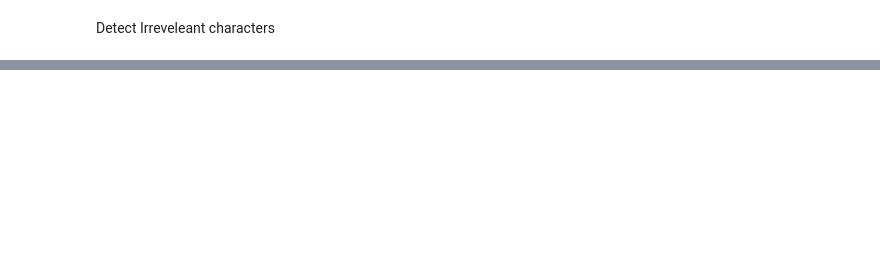
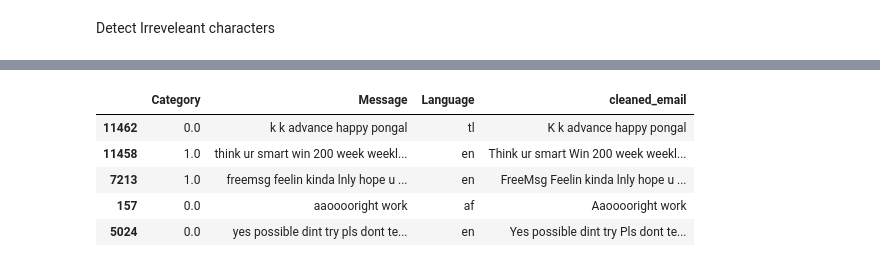
Before and after one commit to ShashankMk031/Spam-Email-Classification, a Jupyter notebook: model.ipynb, the cells around one changed output, grey strips where cells are left out. Cells and saved outputs as stored; diff of their text form; code cells hidden in the pictures; blank space fills up the shorter version.

```diff
--- a/model.ipynb
+++ b/model.ipynb
@@ -237,0 +426,20 @@ Passing `palette` without assigning `hue` is deprecated and will be removed in v
+# %%
+def clean_whitespace(text):
+    # Remove leading and trailing whitespace
+    text = text.strip()
+    # Replace newline characters with space
+    text = text.replace('\n', ' ')
+    # Replace multiple spaces with single space
+    text = re.sub(r'\s+', ' ', text)
+    return text
+# %%
+df["Message"] =df["Message"].apply(clean_whitespace)
+
+df.sample(5)
+# %% [output]
+|  | Category | Message | Language | cleaned_email |
+| 11462 | 0.0 | k k advance happy pongal | tl | K k advance happy pongal |
+| 11458 | 1.0 | think ur smart win 200 week weekl... | en | Think ur smart Win 200 week weekl... |
+| 7213 | 1.0 | freemsg feelin kinda lnly hope u ... | en | FreeMsg Feelin kinda lnly hope u ... |
+| 157 | 0.0 | aaooooright work | af | Aaooooright work |
+| 5024 | 0.0 | yes possible dint try pls dont te... | en | Yes possible dint try Pls dont te... |
```
Also changed, not shown: parts of 37 cells of this notebook.
